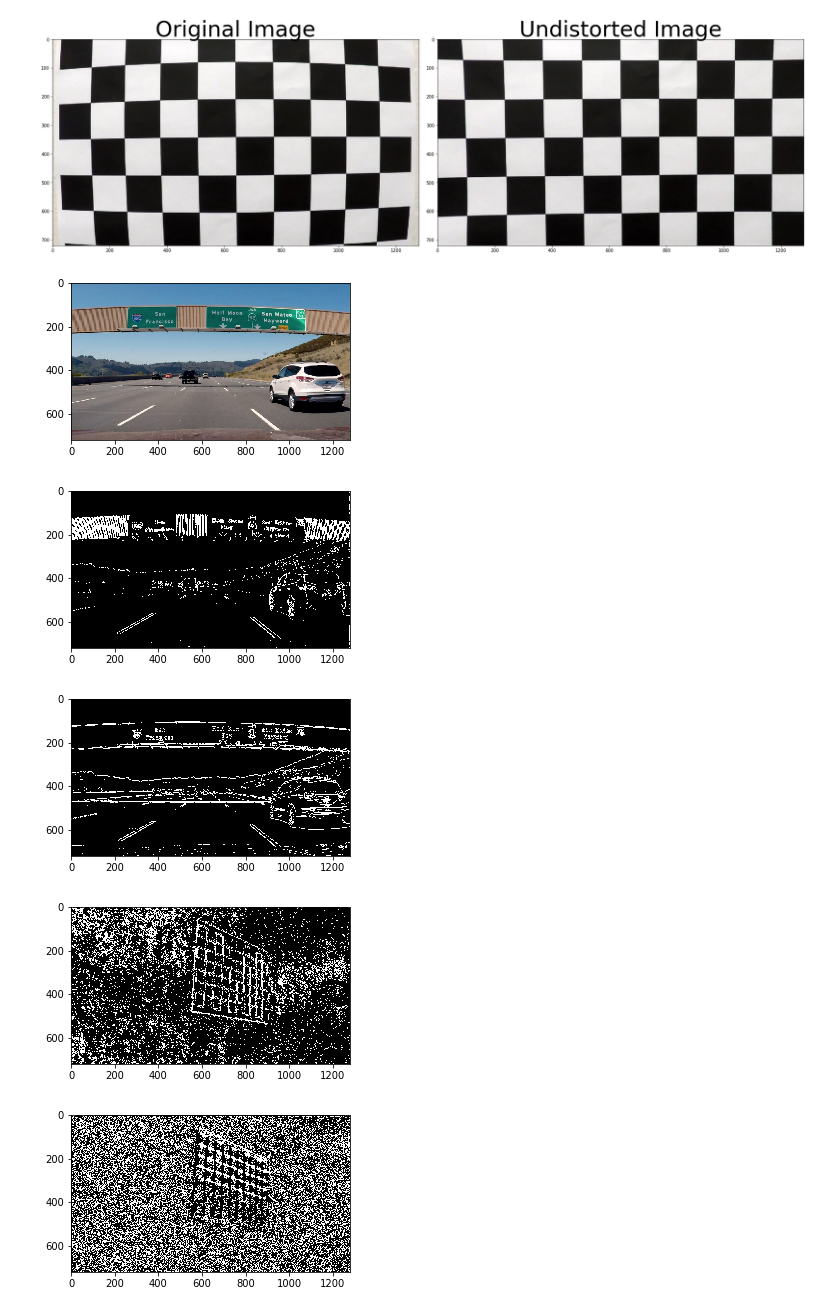
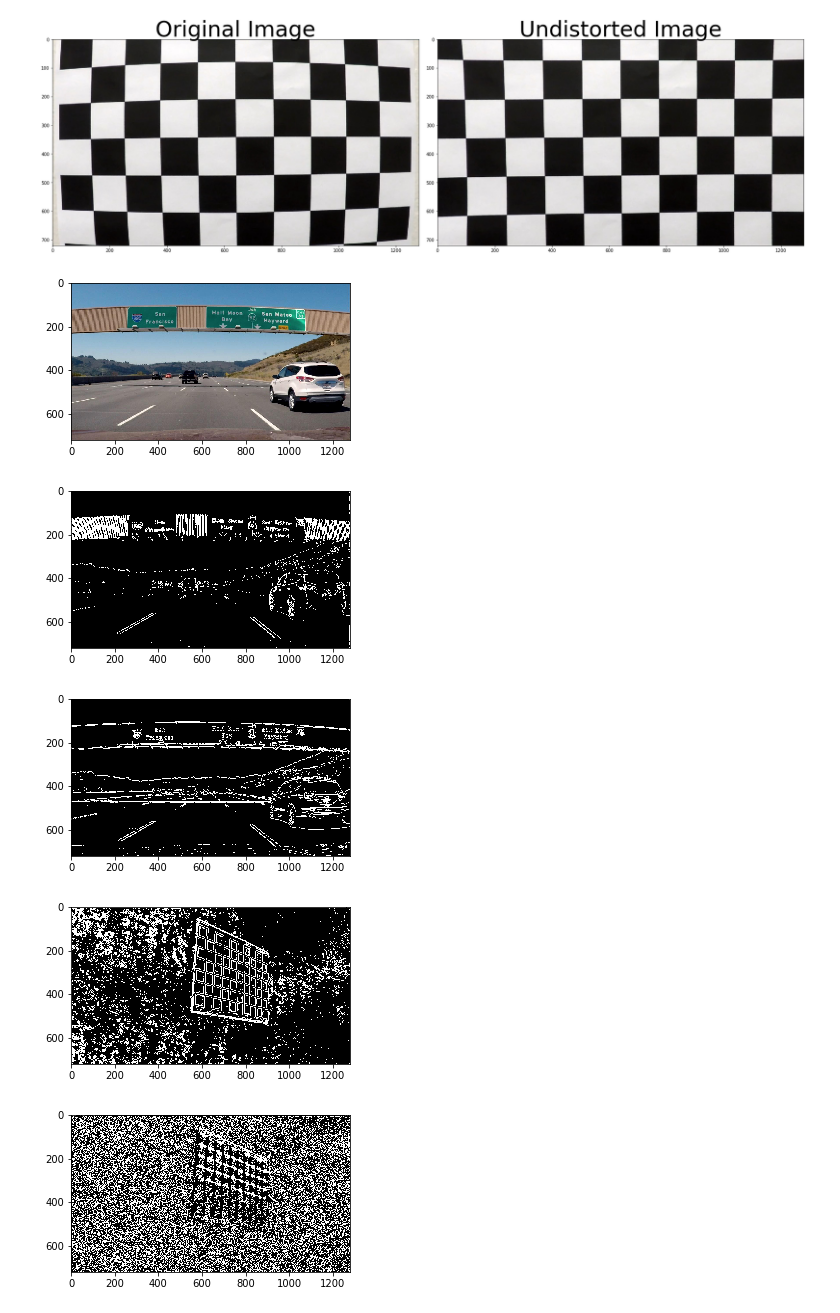
Before and after one commit to chmod600/carnd1-project4, a Jupyter notebook: pipeline.ipynb, the cells around one changed output. Cells and saved outputs as stored; diff of their text form; code cells hidden in the pictures.

```diff
--- a/pipeline.ipynb
+++ b/pipeline.ipynb
@@ -134,35 +134,34 @@ def dir_threshold(image, sobel_kernel = 3, thresh = (0, 255)):
     # Grayscale
     gray = cv2.cvtColor(img, cv2.COLOR_RGB2GRAY)
     # Calculate the x and y gradients
     sobelx = cv2.Sobel(gray, cv2.CV_64F, 1, 0, ksize=sobel_kernel)
     sobely = cv2.Sobel(gray, cv2.CV_64F, 0, 1, ksize=sobel_kernel)
     # Take the absolute value of the gradient direction,
     # apply a threshold, and create a binary image result
     absgraddir = np.arctan2(np.absolute(sobely), np.absolute(sobelx))
     binary_output =  np.zeros_like(absgraddir)
     binary_output[(absgraddir >= thresh[0]) & (absgraddir <= thresh[1])] = 1
 
     # Return the binary image
     return binary_output
 
 ksize = 3
 thres_test1 = "/Users/Akshay/projects/carnd/CarND-Advanced-Lane-Lines/test_images/signs_vehicles_xygrad.jpg"
-
 thres_test1 = mpimg.imread(thres_test1)
-print_image(thres_test1)
 
 gradx = abs_sobel_thresh(thres_test1, orient='x', sobel_kernel=ksize, thresh=(20, 100))
 grady = abs_sobel_thresh(thres_test1, orient='y', sobel_kernel=ksize, thresh=(20, 100))
-mag_binary = mag_thresh(thres_test1, sobel_kernel = ksize, mag_thresh=(5, 100))
+mag_binary = mag_thresh(thres_test1, sobel_kernel = 15, mag_thresh=(5, 100))
 dir_binary = dir_threshold(thres_test1, sobel_kernel = 15, thresh=(0.7, 1.3))
 
+print_image(thres_test1)
 print_gray_image(gradx)
 print_gray_image(grady)
 print_gray_image(mag_binary)
 print_gray_image(dir_binary)
 # %% [output]
 [figure]
 [figure]
 [figure]
-[figure, old version]
+[figure, new version]
 [figure]
```
